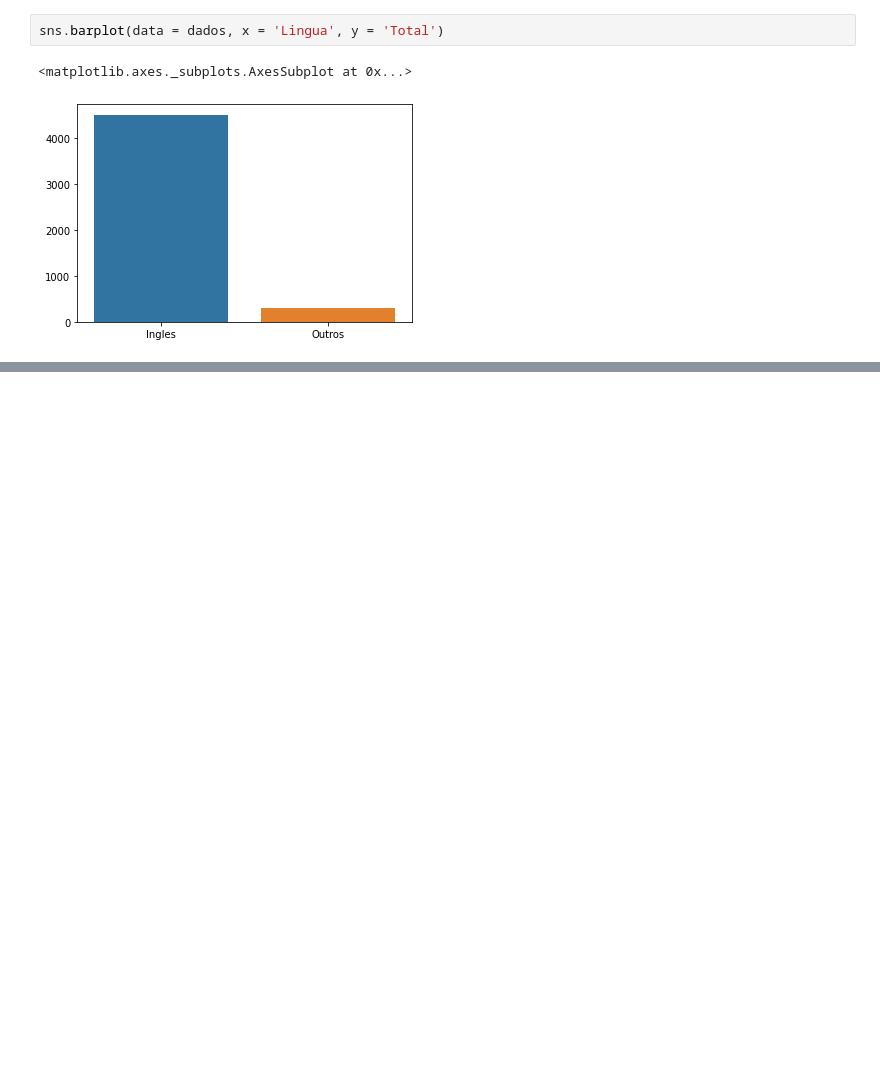
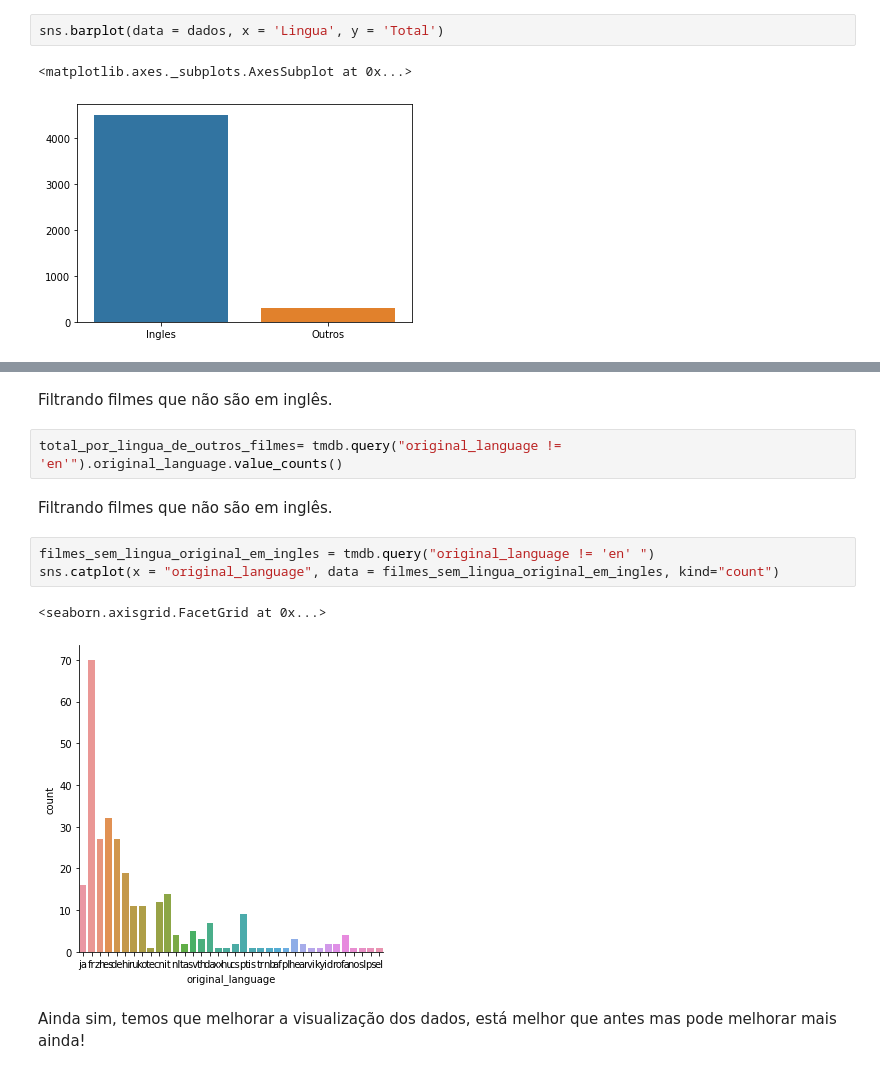
Before and after one commit to Sterwinxs/Formacao-Data-Science, a Jupyter notebook: Data_Science.ipynb, the cells around one changed output, grey strips where cells are left out. Saved outputs shown, nothing was run; the diff lists cells and outputs as text; blank space fills up the shorter version.

```diff
--- a/Data_Science.ipynb
+++ b/Data_Science.ipynb
@@ -233,0 +260,14 @@ sns.barplot(data = dados, x = 'Lingua', y = 'Total')
+# %% [markdown]
+Filtrando filmes que não são em inglês.
+# %%
+total_por_lingua_de_outros_filmes= tmdb.query("original_language != 'en'").original_language.value_counts()
+# %% [markdown]
+Filtrando filmes que não são em inglês.
+# %%
+filmes_sem_lingua_original_em_ingles = tmdb.query("original_language != 'en' ")
+sns.catplot(x = "original_language", data = filmes_sem_lingua_original_em_ingles, kind="count")
+# %% [output]
+<seaborn.axisgrid.FacetGrid at 0x...>
+[figure, added]
+# %% [markdown]
+Ainda sim, temos que melhorar a visualização dos dados, está melhor que antes mas pode melhorar mais ainda!
```
Also changed, not shown: parts of 3 cells of this notebook.
